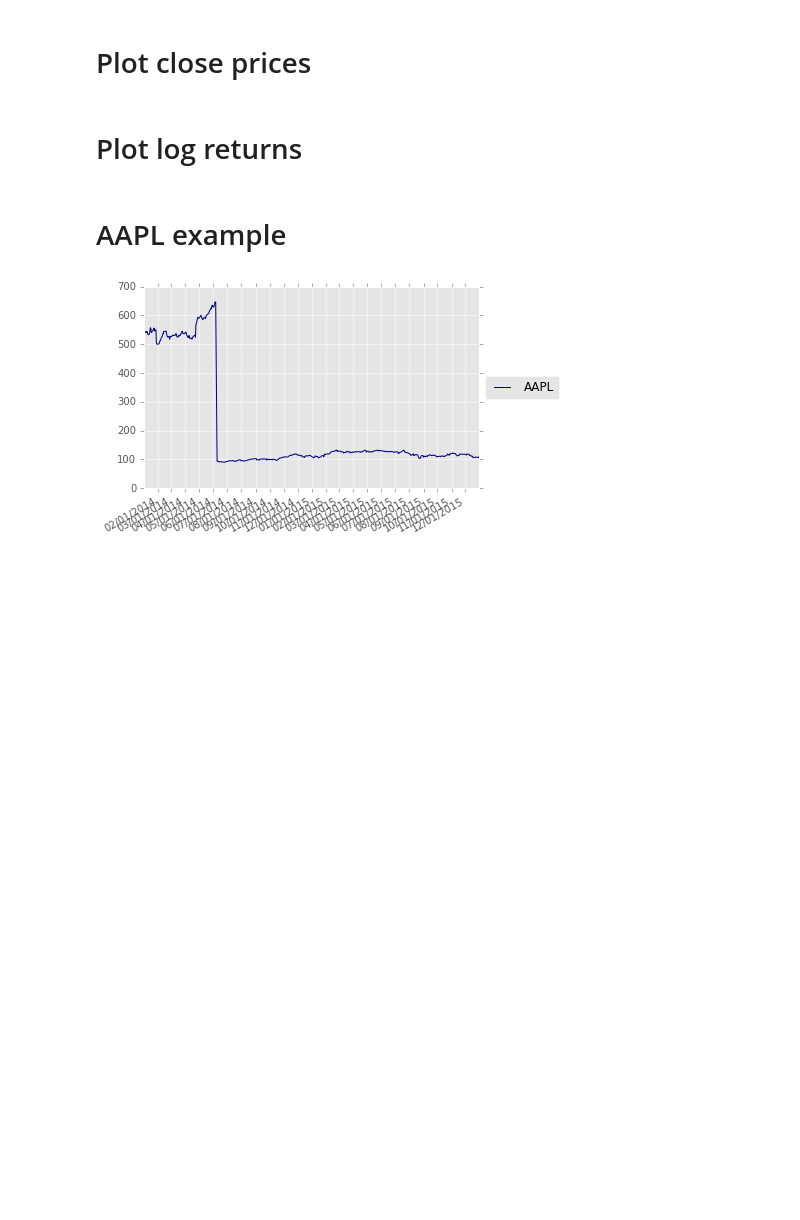
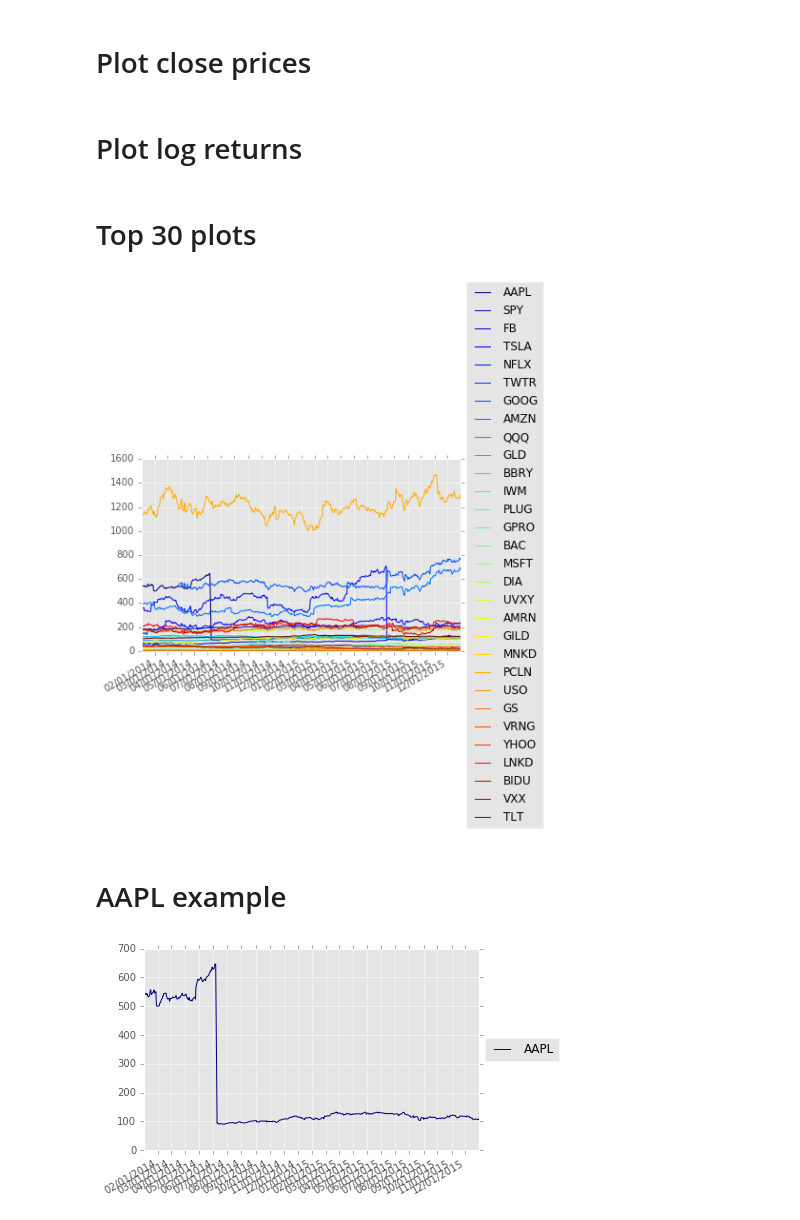
Before and after one commit to densekernel/sentisignal, a Jupyter notebook: Top30FinancePlot.ipynb, the cells around one changed output. Drawn from its saved outputs; the diff is of its cells as text; code cells hidden in the pictures; blank space fills up the shorter version.

```diff
--- a/Top30FinancePlot.ipynb
+++ b/Top30FinancePlot.ipynb
@@ -82,6 +82,12 @@ def plot_log_returns(df):
     plt.gcf().autofmt_xdate()
     plt.legend(loc='center left', bbox_to_anchor=(1, 0.5))
     plt.show()
+# %% [markdown]
+# Top 30 plots
+# %%
+plot_close_prices(top30)
+# %% [output]
+[figure, added]
 # %% [markdown]
 # AAPL example
 # %%
```
